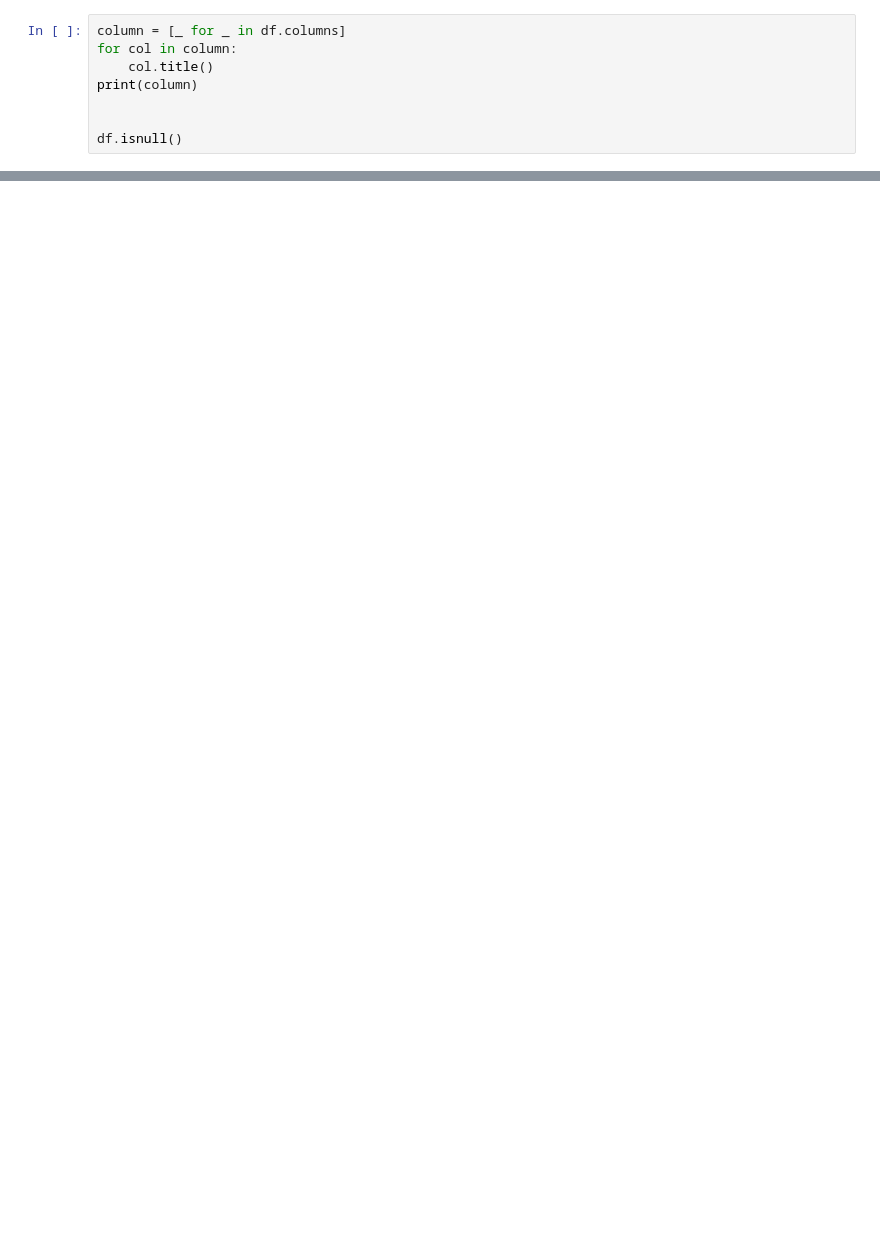
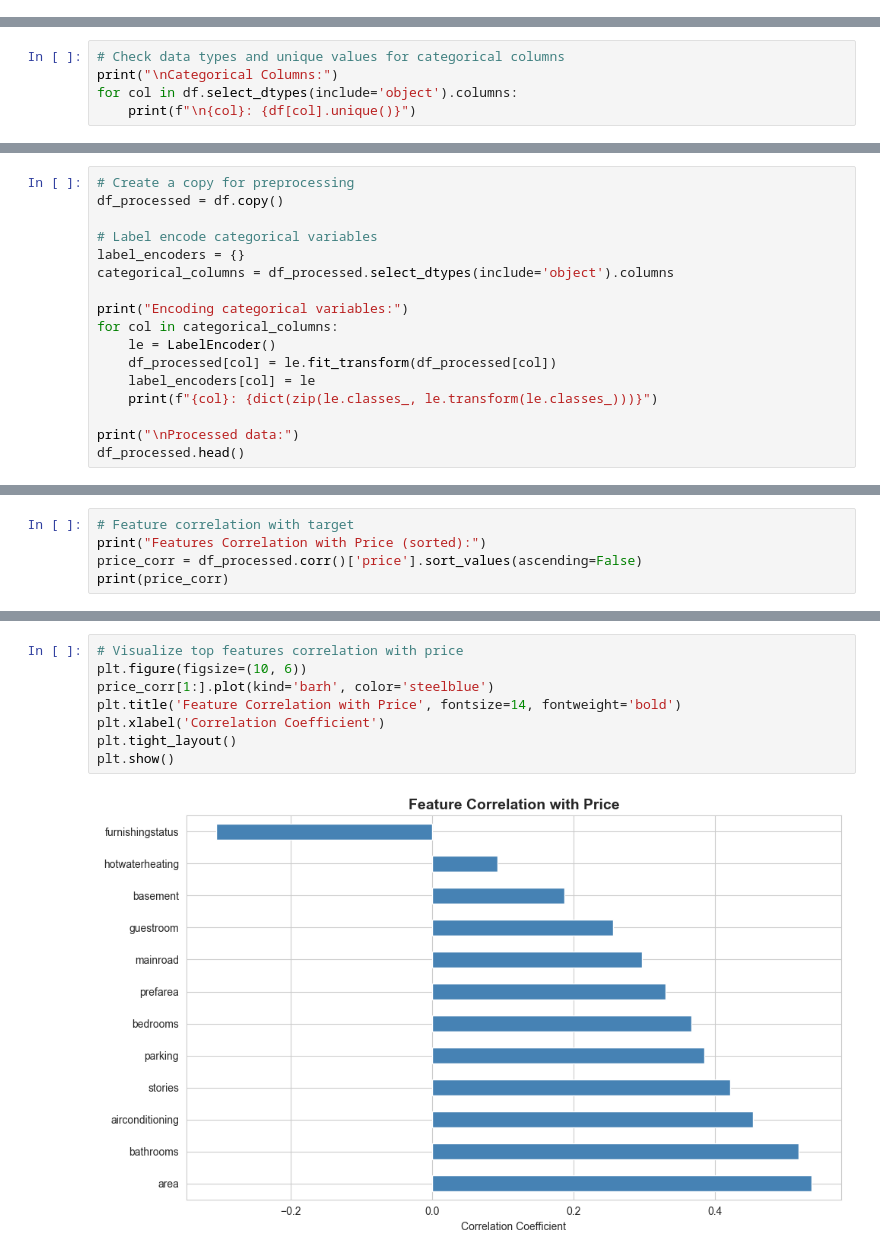
Before and after one commit to TheDark-Cloud/Price_Prediction_Api, a Jupyter notebook: ml-moldel/home_price_prediction.ipynb, the cells around one changed output, grey strips where cells are left out. Cells and saved outputs as stored; diff of their text form; blank space fills up the shorter version.

```diff
--- a/ml-moldel/home_price_prediction.ipynb
+++ b/ml-moldel/home_price_prediction.ipynb
@@ -65,8 +0,0 @@ memory usage: 55.5 KB
-# %%
-column = [_ for _ in df.columns]
-for col in column:
-    col.title()
-print(column)
-
-
-df.isnull()
@@ -346,0 +98,5 @@ plt.show()
+# %%
+# Check data types and unique values for categorical columns
+print("\nCategorical Columns:")
+for col in df.select_dtypes(include='object').columns:
+    print(f"\n{col}: {df[col].unique()}")
@@ -346,0 +121,17 @@ plt.show()
+# %%
+# Create a copy for preprocessing
+df_processed = df.copy()
+
+# Label encode categorical variables
+label_encoders = {}
+categorical_columns = df_processed.select_dtypes(include='object').columns
+
+print("Encoding categorical variables:")
+for col in categorical_columns:
+    le = LabelEncoder()
+    df_processed[col] = le.fit_transform(df_processed[col])
+    label_encoders[col] = le
+    print(f"{col}: {dict(zip(le.classes_, le.transform(le.classes_)))}")
+
+print("\nProcessed data:")
+df_processed.head()
@@ -346,0 +175,5 @@ plt.show()
+# %%
+# Feature correlation with target
+print("Features Correlation with Price (sorted):")
+price_corr = df_processed.corr()['price'].sort_values(ascending=False)
+print(price_corr)
@@ -346,0 +196,10 @@ plt.show()
+# %%
+# Visualize top features correlation with price
+plt.figure(figsize=(10, 6))
+price_corr[1:].plot(kind='barh', color='steelblue')
+plt.title('Feature Correlation with Price', fontsize=14, fontweight='bold')
+plt.xlabel('Correlation Coefficient')
+plt.tight_layout()
+plt.show()
+# %% [output]
+[figure, added]
```
Also changed, not shown: parts of 67 cells of this notebook, 1 other file.
